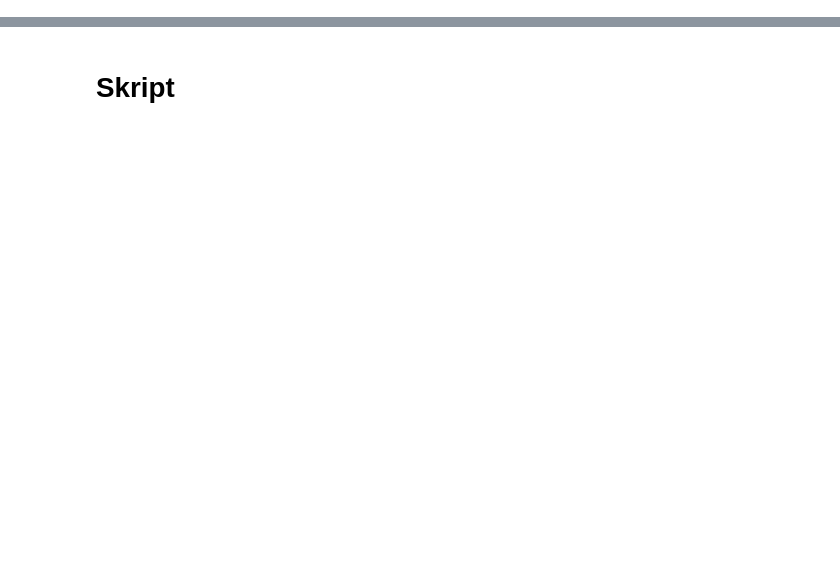
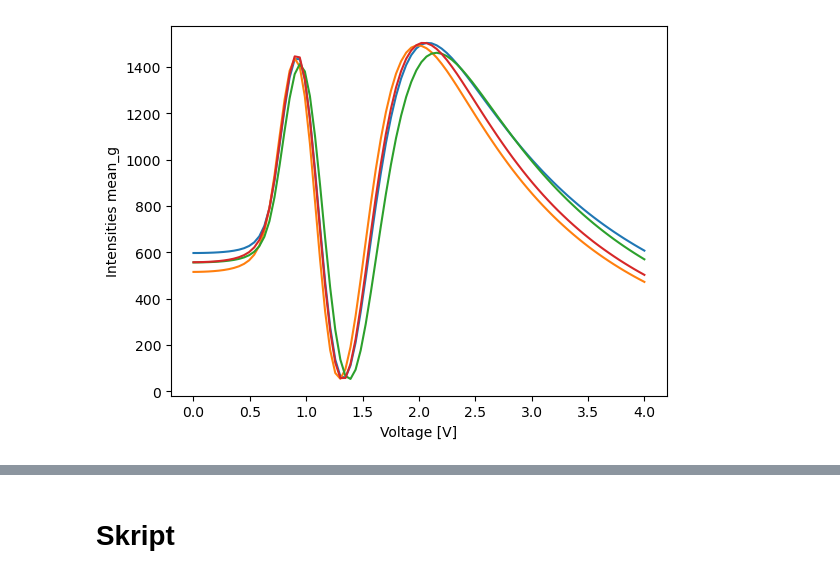
Before and after one commit to TimLockstedt/Masterarbeit, a Jupyter notebook: MuellerSkript.ipynb, the cells around one changed output, grey strips where cells are left out. Drawn from its saved outputs; the diff is of its cells as text; code cells hidden in the pictures; blank space fills up the shorter version.

```diff
--- a/MuellerSkript.ipynb
+++ b/MuellerSkript.ipynb
@@ -0,0 +45,7 @@
+# %%
+for i in range(len(measurements)):
+    plt.plot(measurements[i,:,2], measurements[i,:,7], label=f"Measurement {i+1}")
+    plt.xlabel("Voltage [V]")
+    plt.ylabel(f"Intensities {names[i][7]}")
+# %% [output]
+[figure, added]
```
Also changed, not shown: parts of 9 cells of this notebook, 6 other files.
